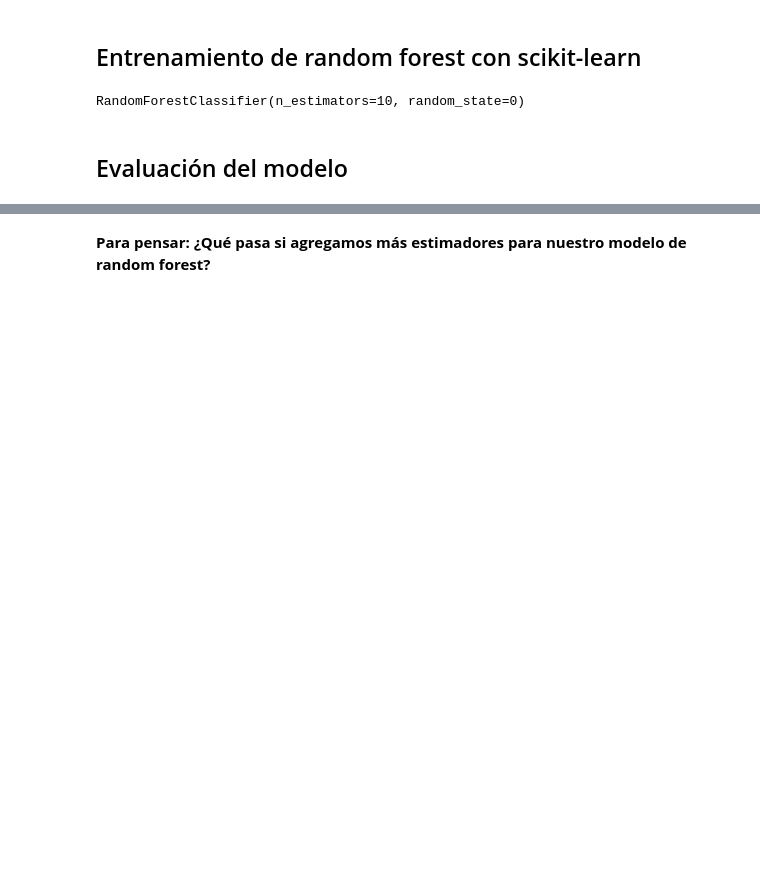
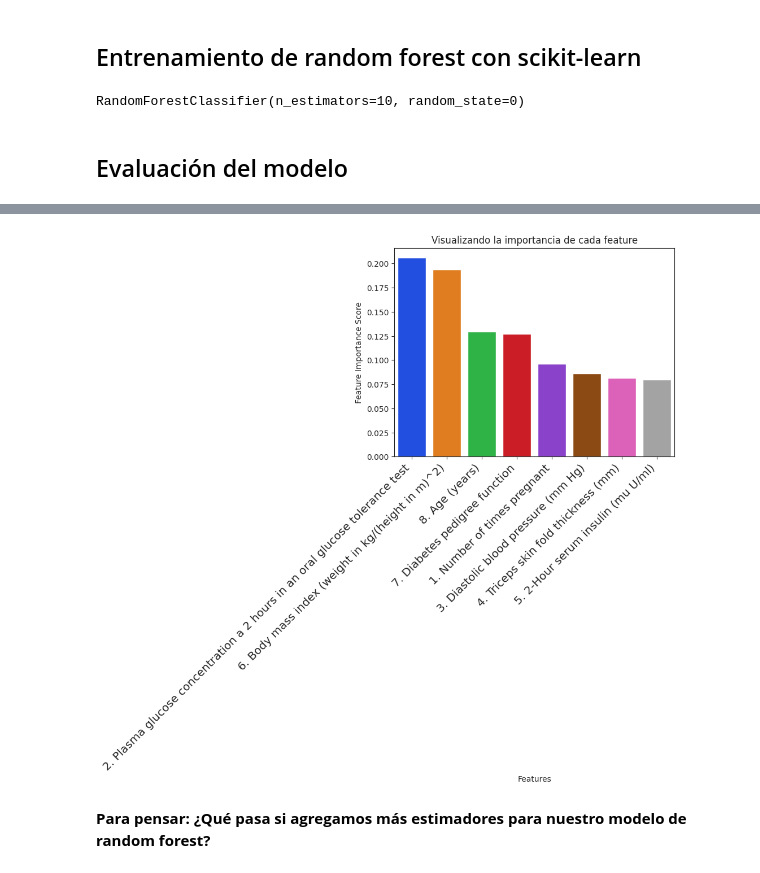
Before and after one commit to electrojam/Curso-de-Decision-Trees-y-Random-Forest-con-Python-y-scikit-learn, a Jupyter notebook: primer_random_forest.ipynb, the cells around one changed output, grey strips where cells are left out. Saved outputs shown, nothing was run; the diff lists cells and outputs as text; code cells hidden in the pictures; blank space fills up the shorter version.

Commit message:
Evaluacion modelo random forest y gráfica barplot

```diff
--- a/primer_random_forest.ipynb
+++ b/primer_random_forest.ipynb
@@ -47,6 +47,6 @@ df_diabetes.sample(10)  # visualizamos 10 registros aleatorios del df
 # %%
 #Renombramos las columnas
-df_diabetes.columns = ['1. Number of times pregnant', '2. Plasma glucose concentration a 2 hours in an oral glucose tolerance test', '3. Diastolic blood pressure (mm Hg)', '4. Triceps skin fold thickness (mm)', '5. 2-Hour serum insulin (mu U/ml)', '6. Body mass index (weight in kg/(height in m)^2)', '7. Diabetes pedigree function', '8.] Age (years)', '9. Class variable (0 or 1)']
+df_diabetes.columns = ['1. Number of times pregnant', '2. Plasma glucose concentration a 2 hours in an oral glucose tolerance test', '3. Diastolic blood pressure (mm Hg)', '4. Triceps skin fold thickness (mm)', '5. 2-Hour serum insulin (mu U/ml)', '6. Body mass index (weight in kg/(height in m)^2)', '7. Diabetes pedigree function', '8. Age (years)', '9. Class variable (0 or 1)']
 # %%
 #Verificacion de datos
 df_diabetes.head()
@@ -133,0 +137,7 @@ y_test_pred = random_forest.predict(X_test)
+# %%
+#Verificamos el feature importances
+feature_importances_df = pd.DataFrame(
+    {'feature': list(X.columns), 'importance': random_forest.feature_importances_}).sort_values('importance', ascending=False)
+
+# Mostrar
+feature_importances_df
@@ -134,2 +154,13 @@ y_test_pred = random_forest.predict(X_test)
+# %%
+# Graficamos los feature_importances_df
+
+sns.barplot(data=feature_importances_df, x='feature', y='importance', hue='feature')
+plt.ylabel("Feature Importance Score")
+plt.xlabel("Features")
+plt.title('Visualizando la importancia de cada feature')
+plt.xticks(rotation=45, horizontalalignment='right', fontweight='light', fontsize='x-large')
+plt.show()
+# %% [output]
+[figure, added]
 # %% [markdown]
 **Para pensar: ¿Qué pasa si agregamos más estimadores para nuestro modelo de random forest?**
```
Also changed, not shown: parts of 5 cells of this notebook.
